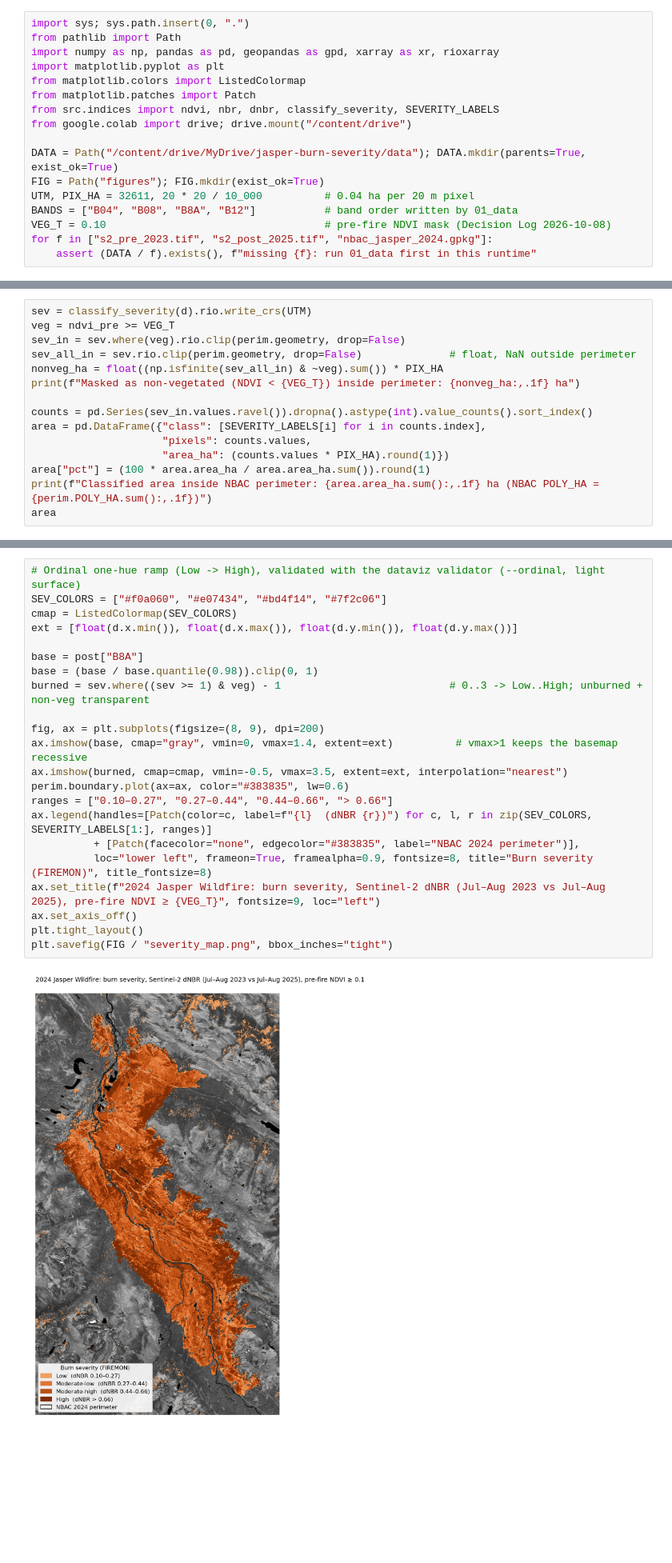
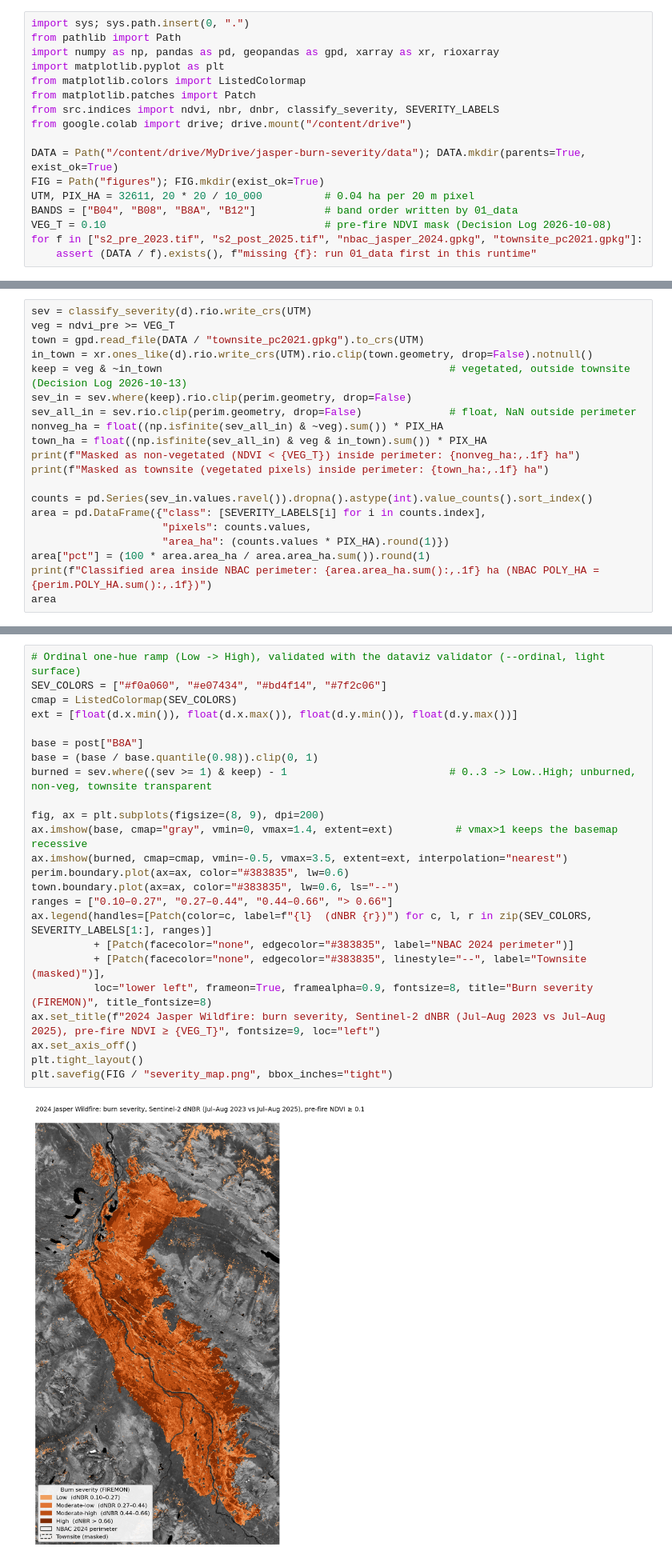
Before and after one commit to MegaDeadCowboy/jasper-burn-severity, a Jupyter notebook: notebooks/02_indices.ipynb, the cells around one changed output, grey strips where cells are left out. Shown at 80% size. Saved outputs shown, nothing was run; the diff lists cells and outputs as text; blank space fills up the shorter version.

```diff
--- a/notebooks/02_indices.ipynb
+++ b/notebooks/02_indices.ipynb
@@ -31,6 +24,6 @@ FIG = Path("figures"); FIG.mkdir(exist_ok=True)
 UTM, PIX_HA = 32611, 20 * 20 / 10_000          # 0.04 ha per 20 m pixel
 BANDS = ["B04", "B08", "B8A", "B12"]           # band order written by 01_data
 VEG_T = 0.10                                   # pre-fire NDVI mask (Decision Log 2026-10-08)
-for f in ["s2_pre_2023.tif", "s2_post_2025.tif", "nbac_jasper_2024.gpkg"]:
+for f in ["s2_pre_2023.tif", "s2_post_2025.tif", "nbac_jasper_2024.gpkg", "townsite_pc2021.gpkg"]:
     assert (DATA / f).exists(), f"missing {f}: run 01_data first in this runtime"
 # %% [output]
@@ -68,10 +61,15 @@ The ring median is the **dNBR offset**, which reflects phenology and sensor diff
 # %%
 sev = classify_severity(d).rio.write_crs(UTM)
 veg = ndvi_pre >= VEG_T
-sev_in = sev.where(veg).rio.clip(perim.geometry, drop=False)
+town = gpd.read_file(DATA / "townsite_pc2021.gpkg").to_crs(UTM)
+in_town = xr.ones_like(d).rio.write_crs(UTM).rio.clip(town.geometry, drop=False).notnull()
+keep = veg & ~in_town                                              # vegetated, outside townsite (Decision Log 2026-10-13)
+sev_in = sev.where(keep).rio.clip(perim.geometry, drop=False)
 sev_all_in = sev.rio.clip(perim.geometry, drop=False)              # float, NaN outside perimeter
 nonveg_ha = float((np.isfinite(sev_all_in) & ~veg).sum()) * PIX_HA
+town_ha = float((np.isfinite(sev_all_in) & veg & in_town).sum()) * PIX_HA
 print(f"Masked as non-vegetated (NDVI < {VEG_T}) inside perimeter: {nonveg_ha:,.1f} ha")
+print(f"Masked as townsite (vegetated pixels) inside perimeter: {town_ha:,.1f} ha")
 
 counts = pd.Series(sev_in.values.ravel()).dropna().astype(int).value_counts().sort_index()
 area = pd.DataFrame({"class": [SEVERITY_LABELS[i] for i in counts.index],
@@ -96,25 +95,27 @@ Areas cover pixels with pre-fire NDVI ≥ 0.10 only; rock, ice and water are mas
 # %%
 # Ordinal one-hue ramp (Low -> High), validated with the dataviz validator (--ordinal, light surface)
 SEV_COLORS = ["#f0a060", "#e07434", "#bd4f14", "#7f2c06"]
 cmap = ListedColormap(SEV_COLORS)
 ext = [float(d.x.min()), float(d.x.max()), float(d.y.min()), float(d.y.max())]
 
 base = post["B8A"]
 base = (base / base.quantile(0.98)).clip(0, 1)
-burned = sev.where((sev >= 1) & veg) - 1                           # 0..3 -> Low..High; unburned + non-veg transparent
+burned = sev.where((sev >= 1) & keep) - 1                          # 0..3 -> Low..High; unburned, non-veg, townsite transparent
 
 fig, ax = plt.subplots(figsize=(8, 9), dpi=200)
 ax.imshow(base, cmap="gray", vmin=0, vmax=1.4, extent=ext)          # vmax>1 keeps the basemap recessive
 ax.imshow(burned, cmap=cmap, vmin=-0.5, vmax=3.5, extent=ext, interpolation="nearest")
 perim.boundary.plot(ax=ax, color="#383835", lw=0.6)
+town.boundary.plot(ax=ax, color="#383835", lw=0.6, ls="--")
 ranges = ["0.10–0.27", "0.27–0.44", "0.44–0.66", "> 0.66"]
 ax.legend(handles=[Patch(color=c, label=f"{l}  (dNBR {r})") for c, l, r in zip(SEV_COLORS, SEVERITY_LABELS[1:], ranges)]
-          + [Patch(facecolor="none", edgecolor="#383835", label="NBAC 2024 perimeter")],
+          + [Patch(facecolor="none", edgecolor="#383835", label="NBAC 2024 perimeter")]
+          + [Patch(facecolor="none", edgecolor="#383835", linestyle="--", label="Townsite (masked)")],
           loc="lower left", frameon=True, framealpha=0.9, fontsize=8, title="Burn severity (FIREMON)", title_fontsize=8)
 ax.set_title(f"2024 Jasper Wildfire: burn severity, Sentinel-2 dNBR (Jul–Aug 2023 vs Jul–Aug 2025), pre-fire NDVI ≥ {VEG_T}", fontsize=9, loc="left")
 ax.set_axis_off()
 plt.tight_layout()
 plt.savefig(FIG / "severity_map.png", bbox_inches="tight")
 # %% [output]
-[figure, old version]
+[figure, new version]
 # %% [markdown]
```
Also changed, not shown: parts of 6 cells of this notebook.
